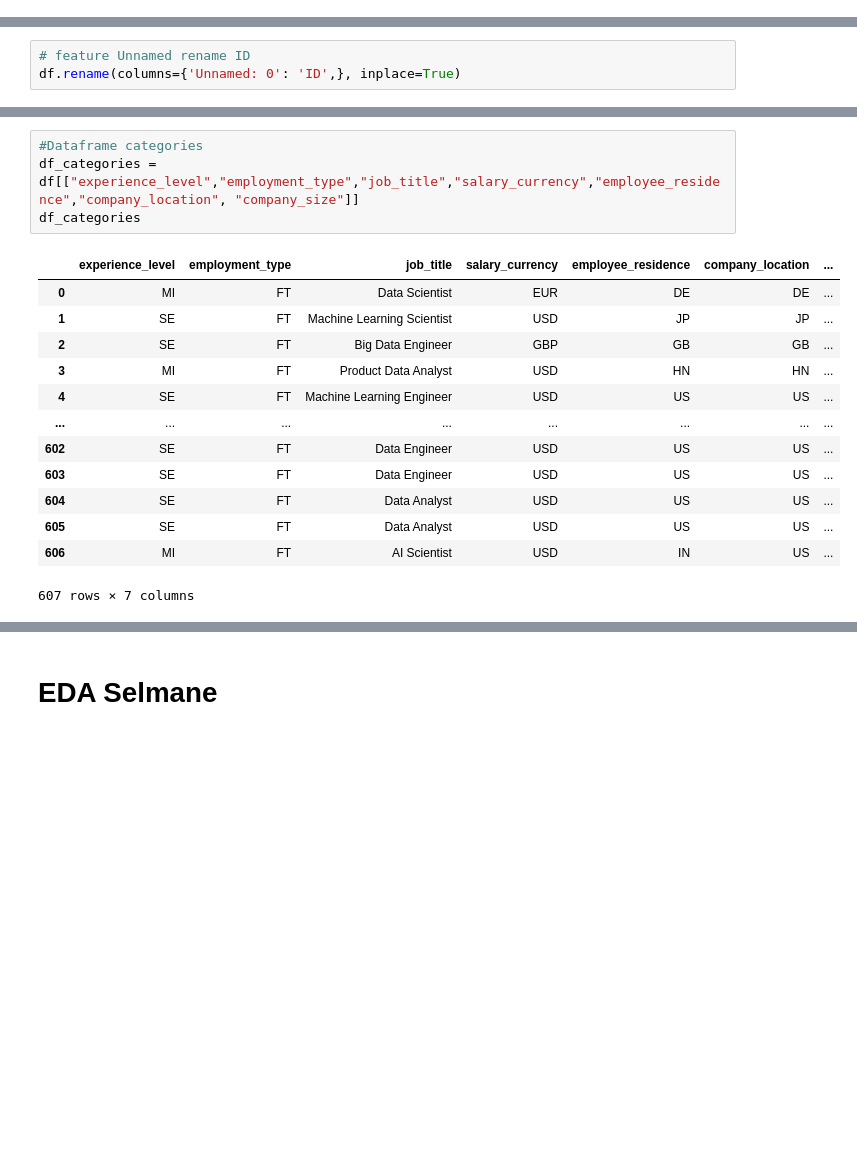
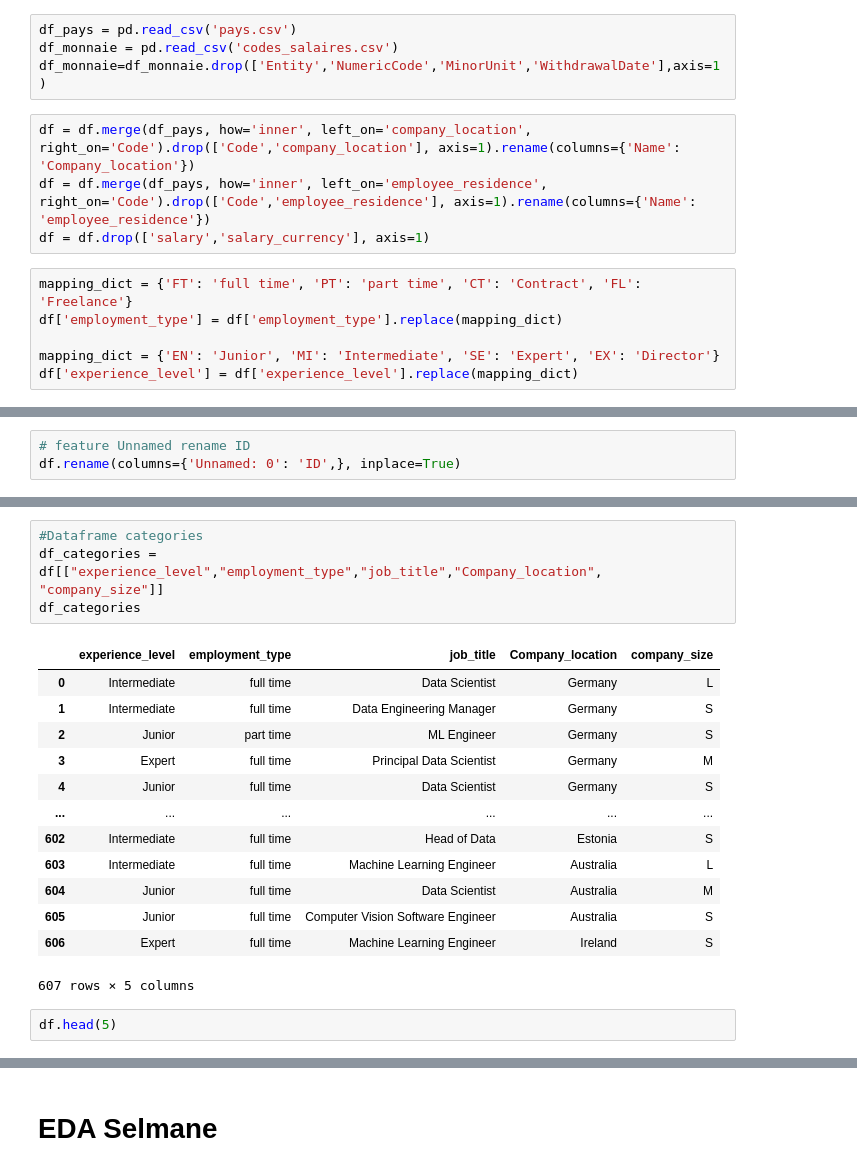
Before and after one commit to TristanLeMoyec/Salaires_EDA, a Jupyter notebook: EDA_salary.ipynb, the cells around one changed output, grey strips where cells are left out. Cells and saved outputs as stored; diff of their text form; blank space fills up the shorter version.

```diff
--- a/EDA_salary.ipynb
+++ b/EDA_salary.ipynb
@@ -27,3 +27,17 @@ df
 | 605 | 605 | 2022 | SE | FT | Data Analyst | 150000 | USD | ... |
 | 606 | 606 | 2022 | MI | FT | AI Scientist | 200000 | USD | ... |
 607 rows × 12 columns
+# %%
+df_pays = pd.read_csv('pays.csv')
+df_monnaie = pd.read_csv('codes_salaires.csv')
+df_monnaie=df_monnaie.drop(['Entity','NumericCode','MinorUnit','WithdrawalDate'],axis=1)
+# %%
+df = df.merge(df_pays, how='inner', left_on='company_location', right_on='Code').drop(['Code','company_location'], axis=1).rename(columns={'Name': 'Company_location'})
+df = df.merge(df_pays, how='inner', left_on='employee_residence', right_on='Code').drop(['Code','employee_residence'], axis=1).rename(columns={'Name': 'employee_residence'})
+df = df.drop(['salary','salary_currency'], axis=1)
+# %%
+mapping_dict = {'FT': 'full time', 'PT': 'part time', 'CT': 'Contract', 'FL': 'Freelance'}
+df['employment_type'] = df['employment_type'].replace(mapping_dict)
+
+mapping_dict = {'EN': 'Junior', 'MI': 'Intermediate', 'SE': 'Expert', 'EX': 'Director'}
+df['experience_level'] = df['experience_level'].replace(mapping_dict)
@@ -96,18 +126,20 @@ df_num
 # %%
 #Dataframe categories
-df_categories = df[["experience_level","employment_type","job_title","salary_currency","employee_residence","company_location", "company_size"]]
+df_categories = df[["experience_level","employment_type","job_title","Company_location", "company_size"]]
 df_categories
 # %% [output]
-|  | experience_level | employment_type | job_title | salary_currency | employee_residence | company_location | ... |
-| 0 | MI | FT | Data Scientist | EUR | DE | DE | ... |
-| 1 | SE | FT | Machine Learning Scientist | USD | JP | JP | ... |
-| 2 | SE | FT | Big Data Engineer | GBP | GB | GB | ... |
-| 3 | MI | FT | Product Data Analyst | USD | HN | HN | ... |
-| 4 | SE | FT | Machine Learning Engineer | USD | US | US | ... |
-| ... | ... | ... | ... | ... | ... | ... | ... |
-| 602 | SE | FT | Data Engineer | USD | US | US | ... |
-| 603 | SE | FT | Data Engineer | USD | US | US | ... |
-| 604 | SE | FT | Data Analyst | USD | US | US | ... |
-| 605 | SE | FT | Data Analyst | USD | US | US | ... |
-| 606 | MI | FT | AI Scientist | USD | IN | US | ... |
+|  | experience_level | employment_type | job_title | Company_location | company_size |
+| 0 | Intermediate | full time | Data Scientist | Germany | L |
+| 1 | Intermediate | full time | Data Engineering Manager | Germany | S |
+| 2 | Junior | part time | ML Engineer | Germany | S |
+| 3 | Expert | full time | Principal Data Scientist | Germany | M |
+| 4 | Junior | full time | Data Scientist | Germany | S |
+| ... | ... | ... | ... | ... | ... |
+| 602 | Intermediate | full time | Head of Data | Estonia | S |
+| 603 | Intermediate | full time | Machine Learning Engineer | Australia | L |
+| 604 | Junior | full time | Data Scientist | Australia | M |
+| 605 | Junior | full time | Computer Vision Software Engineer | Australia | S |
+| 606 | Expert | full time | Machine Learning Engineer | Ireland | S |
-607 rows × 7 columns
+607 rows × 5 columns
+# %%
+df.head(5)
```
Also changed, not shown: parts of 17 cells of this notebook.
